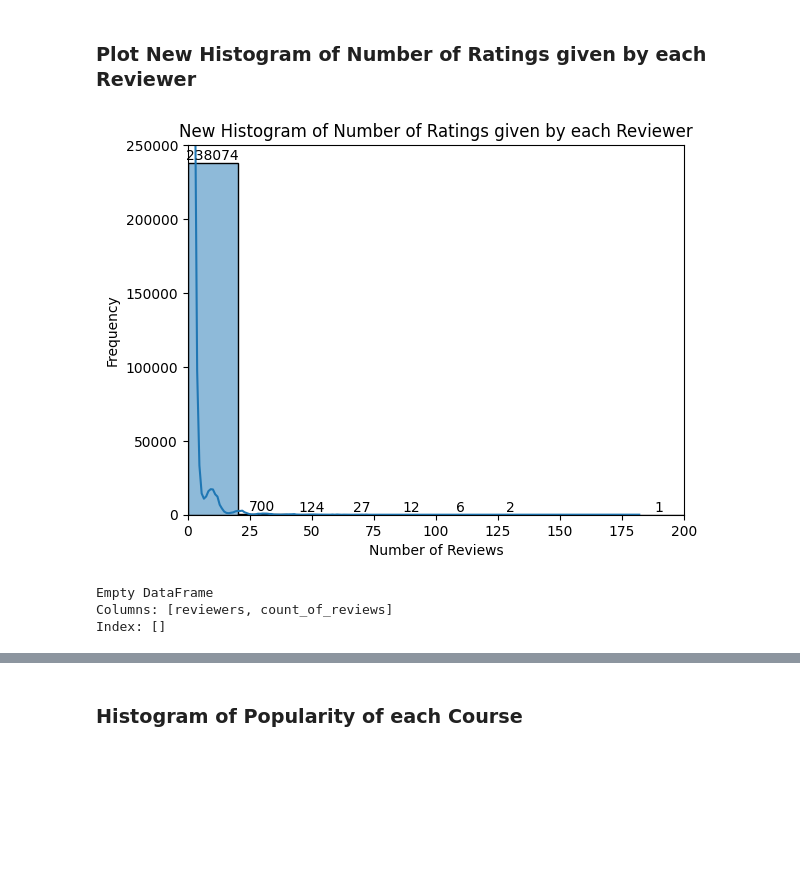
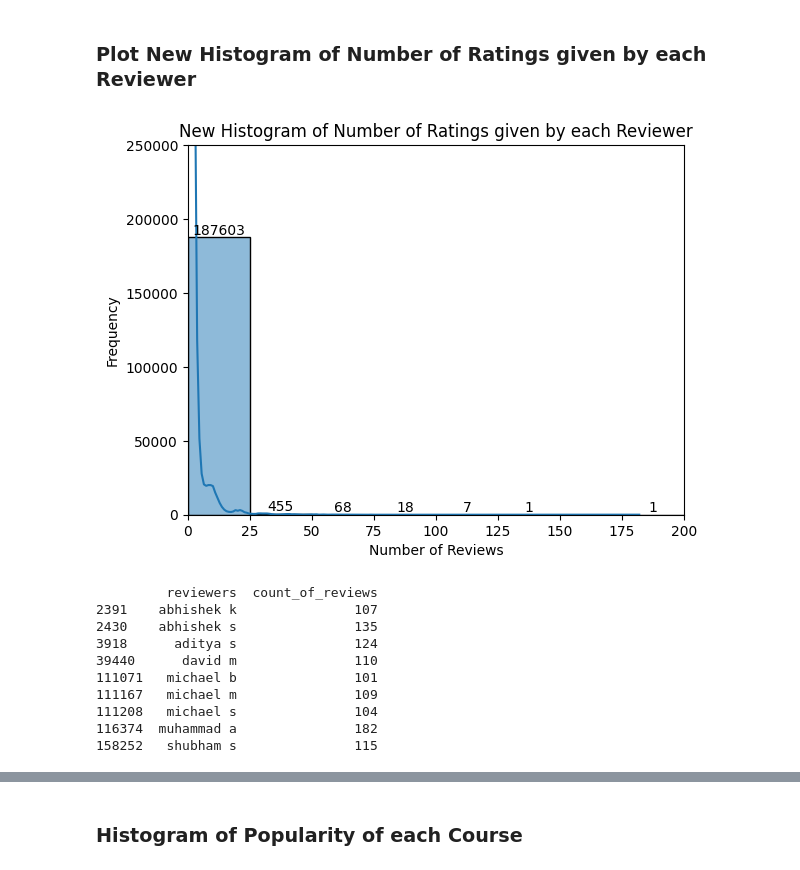
Before and after one commit to jacoblimjy/bt4222, a Jupyter notebook: main.ipynb, the cells around one changed output, grey strips where cells are left out. Saved outputs shown, nothing was run; the diff lists cells and outputs as text; code cells hidden in the pictures; blank space fills up the shorter version.

```diff
--- a/main.ipynb
+++ b/main.ipynb
@@ -160,18 +176,0 @@ courses_prices['institution'] = courses_prices['institution'].apply(clean_string
-# %%
-def preprocess_skills_and_instructor(text):
-    # Normalize text: lowercase and strip leading/trailing whitespace
-    text = text.lower().strip()
-    # Remove single and double quotation marks
-    text = re.sub(r'[\[\]\'"]', '', text)
-    # Replace special characters and bullet points with empty string
-    text = re.sub(r'[\t\n\r]+', '', text)
-    # Replace multiple spaces with a single space
-    text = re.sub(r'\s+', ' ', text)
-    # Split on commas and strip each skill
-    skills = [skill.strip() for skill in text.split(',')]
-    # Join back with a single comma
-    return ', '.join(skills)
-
-courses_metadata['Skill gain'] = courses_metadata['Skill gain'].apply(preprocess_skills_and_instructor)
-courses_metadata['Instructor'] = courses_metadata['Instructor'].apply(preprocess_skills_and_instructor)
-courses_metadata.head()
@@ -194,6 +186,6 @@ courses_metadata.head()
 # %% [markdown]
 ### Merge Additional Metadata with Temp dataset
 # %%
-courses_data = pd.merge(temp, courses_metadata, on="name", how="inner")
+courses_data = pd.merge(temp, courses_metadata, on=["name", "institution"], how="inner")
 
-#courses_data.head()
+courses_data.shape
@@ -200,8 +194,7 @@ courses_data = pd.merge(temp, courses_metadata, on="name", how="inner")
 # %% [markdown]
 ### Filter Essential Columns in Courses Data
 # %%
-final_courses = courses_data[['reviews', 'reviewers', 'rating', 'name', 'institution', 'Rating', 'Level', 'Duration', 'Review', 'Skill gain', 'Instructor', 'What you will learn']]
-final_courses = final_courses.rename(columns={ 'Rating': 'Overall Ratings', 'Review': 'Num of Reviews'})
+final_courses = courses_data[['reviews', 'reviewers', 'rating', 'name', 'institution', 'Overall Ratings', 'Level', 'Duration', 'Num of Reviews', 'Skill gain', 'Instructor', 'What you will learn']]
 #final_courses.head()
 # %% [markdown]
 ### Merge Datasets regarding Jobs
@@ -231,7 +214,0 @@ print(unique_values)
-# %%
-final_courses['Level'].fillna('None', inplace=True)
-final_courses['Duration'] = final_courses['Duration'].str.extract('(\d+)').astype(int)
-final_courses['Num of Reviews'] = final_courses['Num of Reviews'].str.extract('(\d+)').astype(int)
-final_courses['reviewers'] = final_courses['reviewers'].apply(lambda x: x[3:])
-final_courses['Instructor'] = final_courses['Instructor'].apply(lambda x: x[2:-2])
-# final_courses.head()
@@ -323,33 +329,40 @@ final_courses = final_courses[~final_courses['reviewers'].isin(high_review_count
 # %% [markdown]
 ### Plot New Histogram of Number of Ratings given by each Reviewer
 # %%
-bin_interval = 20
+bin_interval = 25
 bin_edges = np.arange(0, unique_reviewers['count_of_reviews'].max() + bin_interval, bin_interval)
 
 ax = sns.histplot(data=unique_reviewers, x='count_of_reviews', bins=bin_edges, kde=True, edgecolor='black', stat='count')
 
 for bin in ax.patches:
     if bin.get_height() > 0:
         ax.annotate(format(bin.get_height(), '.0f'),
                     (bin.get_x() + bin.get_width() / 2., bin.get_height()),
                     ha = 'center', va = 'center',
                     xytext = (0, 5),
                     textcoords = 'offset points')
 
 plt.xlabel('Number of Reviews')
 plt.ylabel('Frequency')
 plt.title('New Histogram of Number of Ratings given by each Reviewer')
 plt.xlim(0, 200)
 plt.ylim(0, 250000)
 plt.show()
 # %% [output]
-[figure, old version]
+[figure, new version]
 # %%
-print(unique_reviewers[unique_reviewers['count_of_reviews'] == ''])
+print(unique_reviewers[unique_reviewers['count_of_reviews'] > 100])
 # %% [output]
-Empty DataFrame
-Columns: [reviewers, count_of_reviews]
-Index: []
+         reviewers  count_of_reviews
+2391    abhishek k               107
+2430    abhishek s               135
+3918      aditya s               124
+39440      david m               110
+111071   michael b               101
+111167   michael m               109
+111208   michael s               104
+116374  muhammad a               182
+158252   shubham s               115
 # %%
 final_courses.describe().round(2)
 # %% [output]
```
Also changed, not shown: parts of 31 cells of this notebook.
